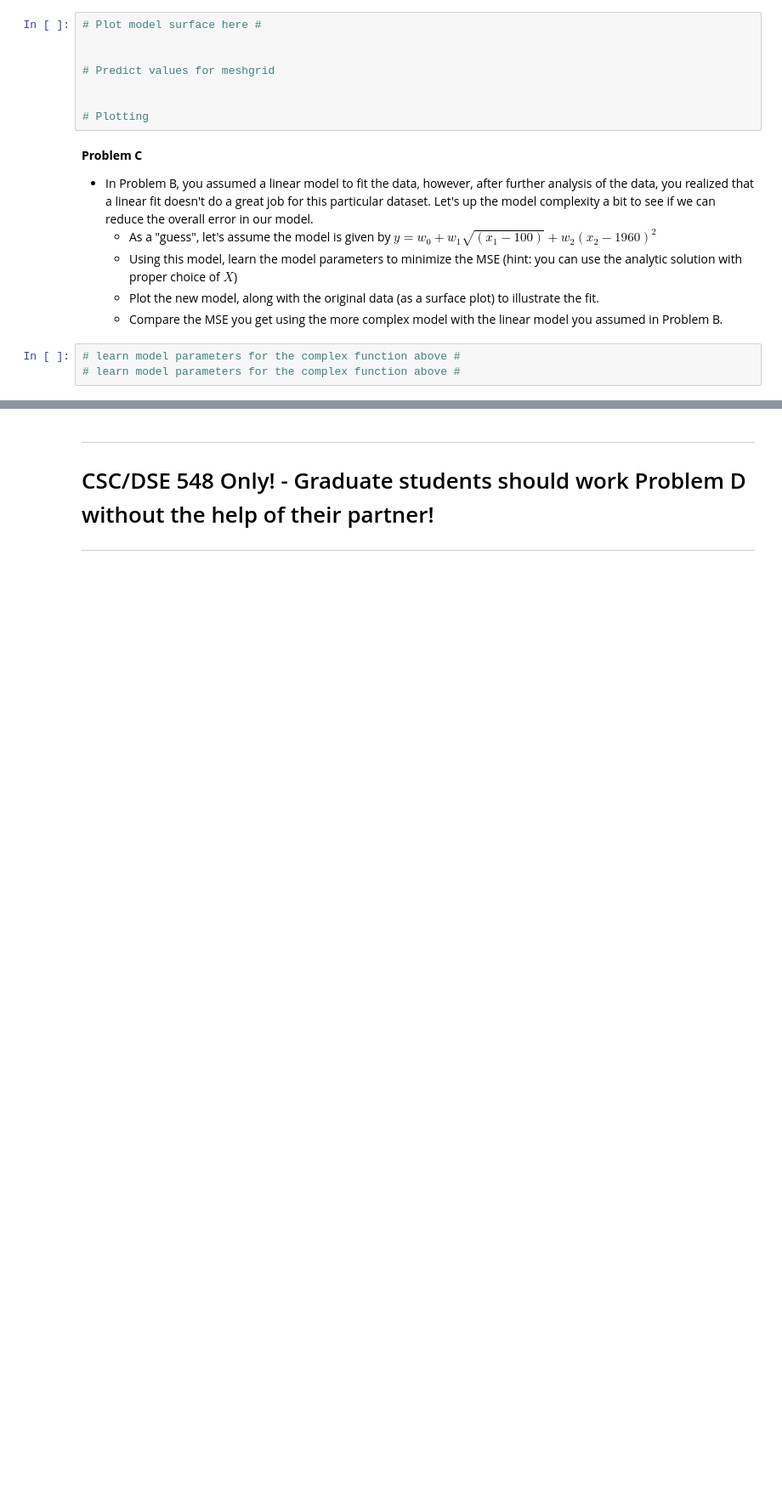
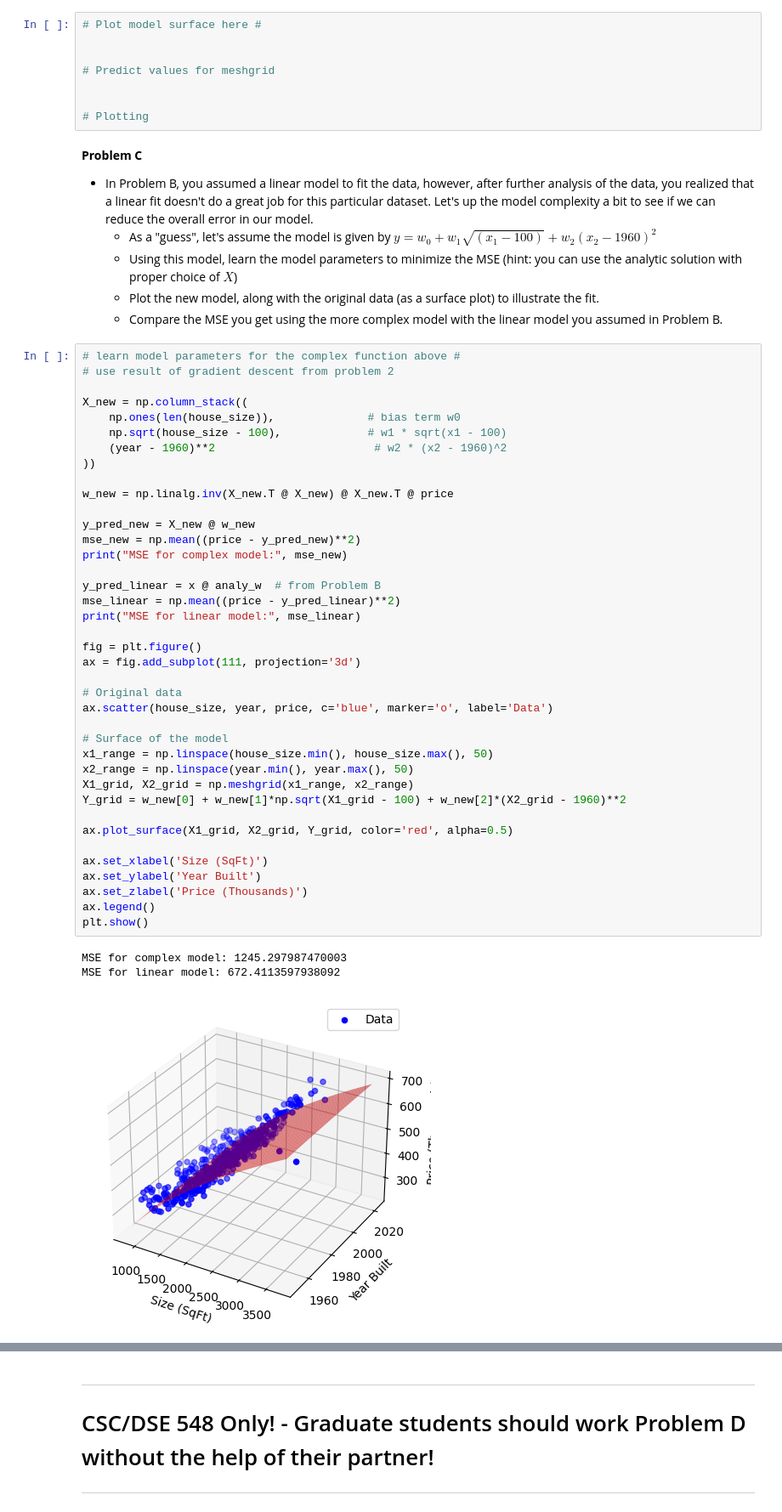
Before and after one commit to dyl80/Project1, a Jupyter notebook: Project1_S2026.ipynb, the cells around one changed output, grey strips where cells are left out. Shown at 85% size. Drawn from its saved outputs; the diff is of its cells as text; blank space fills up the shorter version.

```diff
--- a/Project1_S2026.ipynb
+++ b/Project1_S2026.ipynb
@@ -343,9 +339,49 @@ Gradient weights: [41.2001125   7.29839134 -0.35830841  5.9492035   5.72219516
     - Using this model, learn the model parameters to minimize the MSE (hint: you can use the analytic solution with proper choice of $X$)
     - Plot the new model, along with the original data (as a surface plot) to illustrate the fit.
     - Compare the MSE you get using the more complex model with the linear model you assumed in Problem B.
-# %%
-# learn model parameters for the complex function above #
-# learn model parameters for the complex function above #
+# %%
+# learn model parameters for the complex function above #
+# use result of gradient descent from problem 2
+
+X_new = np.column_stack((
+    np.ones(len(house_size)),              # bias term w0
+    np.sqrt(house_size - 100),             # w1 * sqrt(x1 - 100)
+    (year - 1960)**2                        # w2 * (x2 - 1960)^2
+))
+
+w_new = np.linalg.inv(X_new.T @ X_new) @ X_new.T @ price
+
+y_pred_new = X_new @ w_new
+mse_new = np.mean((price - y_pred_new)**2)
+print("MSE for complex model:", mse_new)
+
+y_pred_linear = x @ analy_w  # from Problem B
+mse_linear = np.mean((price - y_pred_linear)**2)
+print("MSE for linear model:", mse_linear)
+
+fig = plt.figure()
+ax = fig.add_subplot(111, projection='3d')
+
+# Original data
+ax.scatter(house_size, year, price, c='blue', marker='o', label='Data')
+
+# Surface of the model
+x1_range = np.linspace(house_size.min(), house_size.max(), 50)
+x2_range = np.linspace(year.min(), year.max(), 50)
+X1_grid, X2_grid = np.meshgrid(x1_range, x2_range)
+Y_grid = w_new[0] + w_new[1]*np.sqrt(X1_grid - 100) + w_new[2]*(X2_grid - 1960)**2
+
+ax.plot_surface(X1_grid, X2_grid, Y_grid, color='red', alpha=0.5)
+
+ax.set_xlabel('Size (SqFt)')
+ax.set_ylabel('Year Built')
+ax.set_zlabel('Price (Thousands)')
+ax.legend()
+plt.show()
+# %% [output]
+MSE for complex model: 1245.297987470003
+MSE for linear model: 672.4113597938092
+[figure, added]
 # %% [markdown]
 # Because this is a partner lab, you MUST list below who did what on the project to ensure equal contribution:
 
```
Also changed, not shown: parts of 4 cells of this notebook.
